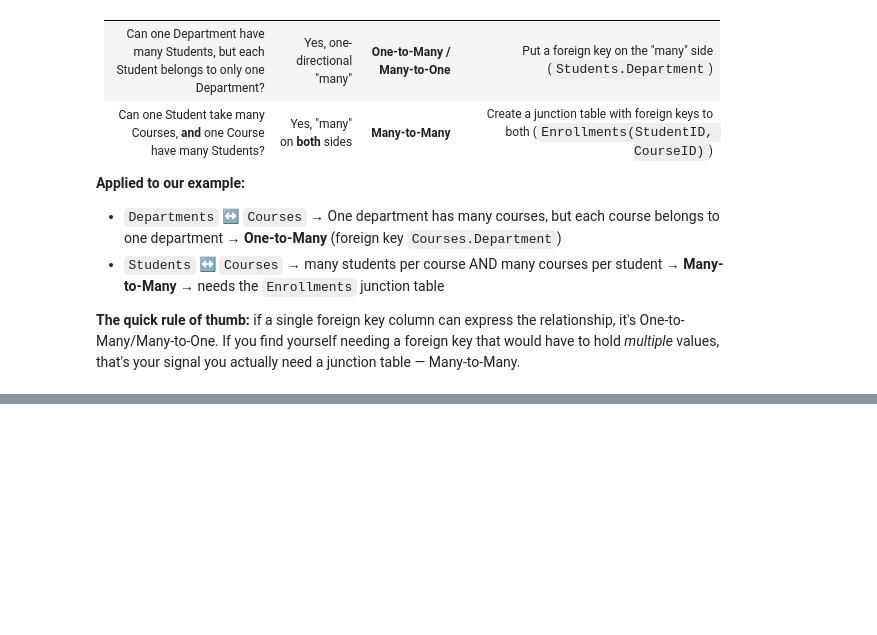
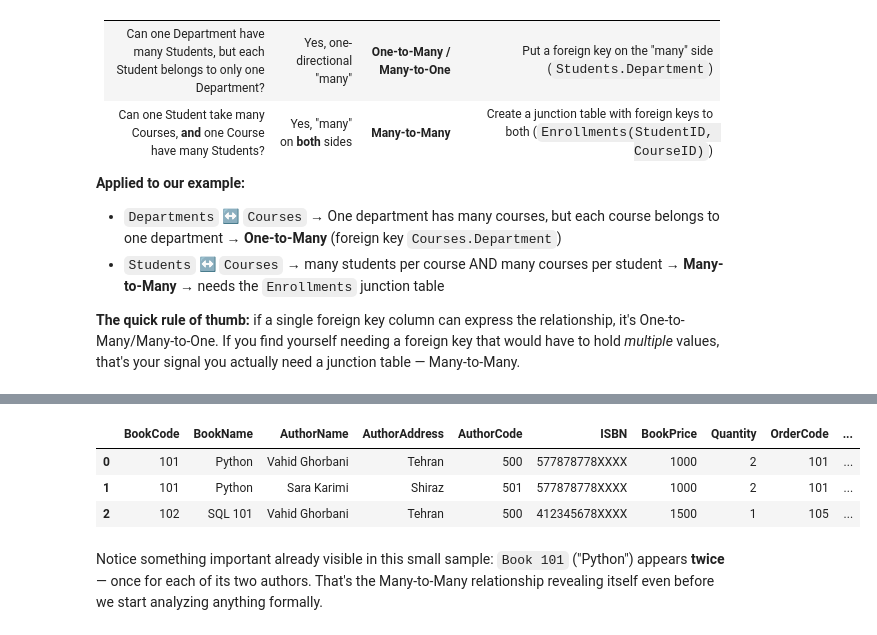
Before and after one commit to FatemeTaroodi/Data-Scientist-Comprehensive-Data-Science-Course, a Jupyter notebook: 01-SQL-Server/01-Introduction-to-Databases.ipynb, the cells around one changed output, grey strips where cells are left out. Cells and saved outputs as stored; diff of their text form; code cells hidden in the pictures; blank space fills up the shorter version.

```diff
--- a/01-SQL-Server/01-Introduction-to-Databases.ipynb
+++ b/01-SQL-Server/01-Introduction-to-Databases.ipynb
@@ -562,0 +991,40 @@ Once tables are split, ask this for **each pair** of tables: *"Can one row on Si
+# %%
+import sqlite3
+import pandas as pd
+
+conn = sqlite3.connect(":memory:")
+cur = conn.cursor()
+
+cur.execute('''
+CREATE TABLE Flat (
+    BookCode INTEGER,
+    BookName TEXT,
+    AuthorName TEXT,
+    AuthorAddress TEXT,
+    AuthorCode INTEGER,
+    ISBN TEXT,
+    BookPrice INTEGER,
+    Quantity INTEGER,
+    OrderCode INTEGER,
+    OrderDate TEXT,
+    Discount REAL,
+    PublisherCode INTEGER,
+    PublisherName TEXT,
+    PublisherAddress TEXT
+)
+''')
+cur.executemany("INSERT INTO Flat VALUES (?,?,?,?,?,?,?,?,?,?,?,?,?,?)", [
+    (101, "Python", "Vahid Ghorbani", "Tehran",  500, "577878778XXXX", 1000, 2, 101, "1405-05-05", 0, 444, "PublisherA", "Iran, Isfahan"),
+    (101, "Python", "Sara Karimi",    "Shiraz",  501, "577878778XXXX", 1000, 2, 101, "1405-05-05", 0, 444, "PublisherA", "Iran, Isfahan"),
+    (102, "SQL 101","Vahid Ghorbani", "Tehran",  500, "412345678XXXX", 1500, 1, 105, "1405-05-10", 0.1, 444, "PublisherA", "Iran, Isfahan"),
+])
+conn.commit()
+
+pd.read_sql("SELECT * FROM Flat", conn)
+# %% [output]
+|  | BookCode | BookName | AuthorName | AuthorAddress | AuthorCode | ISBN | BookPrice | Quantity | OrderCode | ... |
+| 0 | 101 | Python | Vahid Ghorbani | Tehran | 500 | 577878778XXXX | 1000 | 2 | 101 | ... |
+| 1 | 101 | Python | Sara Karimi | Shiraz | 501 | 577878778XXXX | 1000 | 2 | 101 | ... |
+| 2 | 102 | SQL 101 | Vahid Ghorbani | Tehran | 500 | 412345678XXXX | 1500 | 1 | 105 | ... |
+# %% [markdown]
+Notice something important already visible in this small sample: `Book 101` ("Python") appears **twice** — once for each of its two authors. That's the Many-to-Many relationship revealing itself even before we start analyzing anything formally.
```
Also changed, not shown: parts of 61 cells of this notebook.
